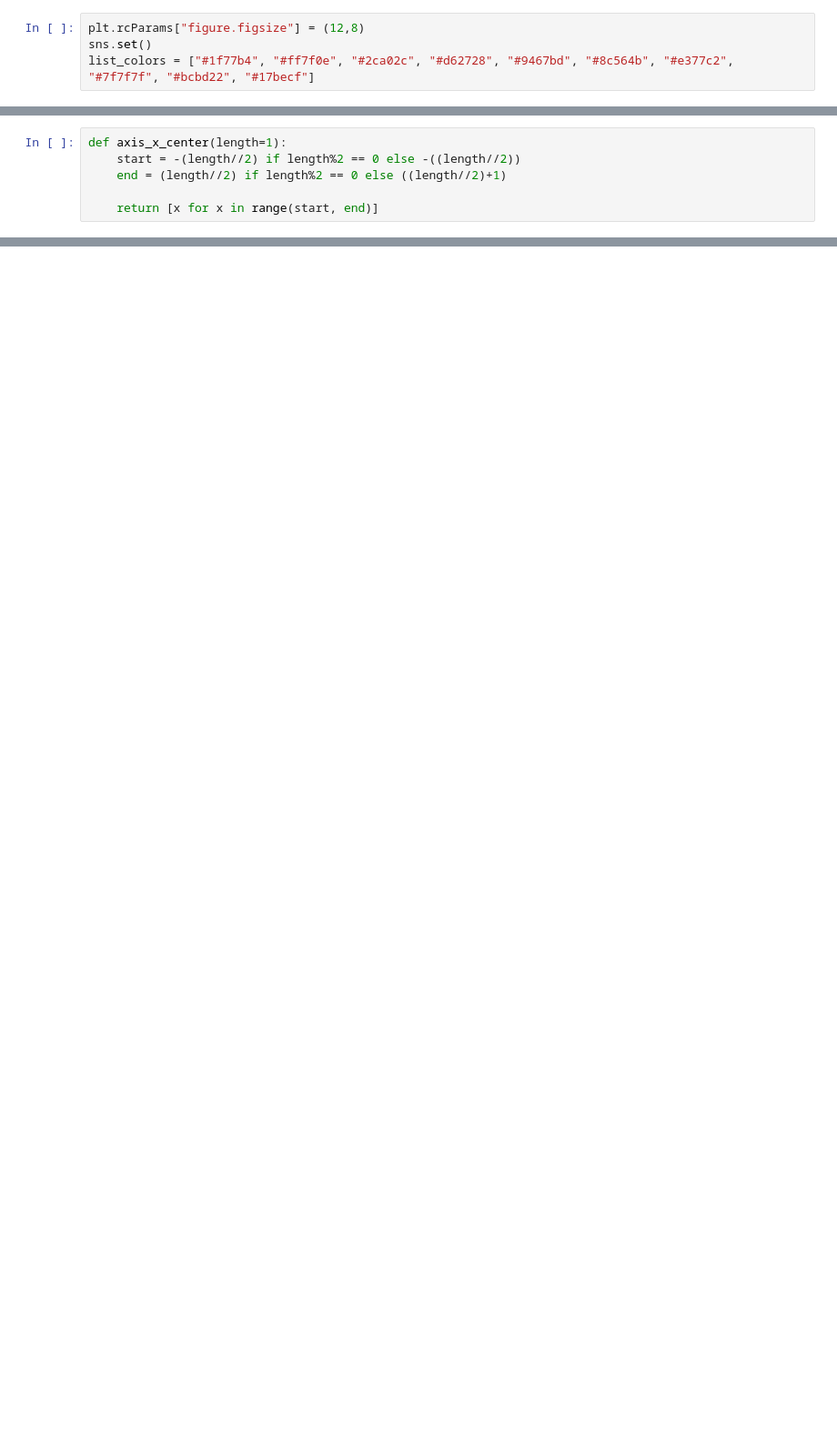
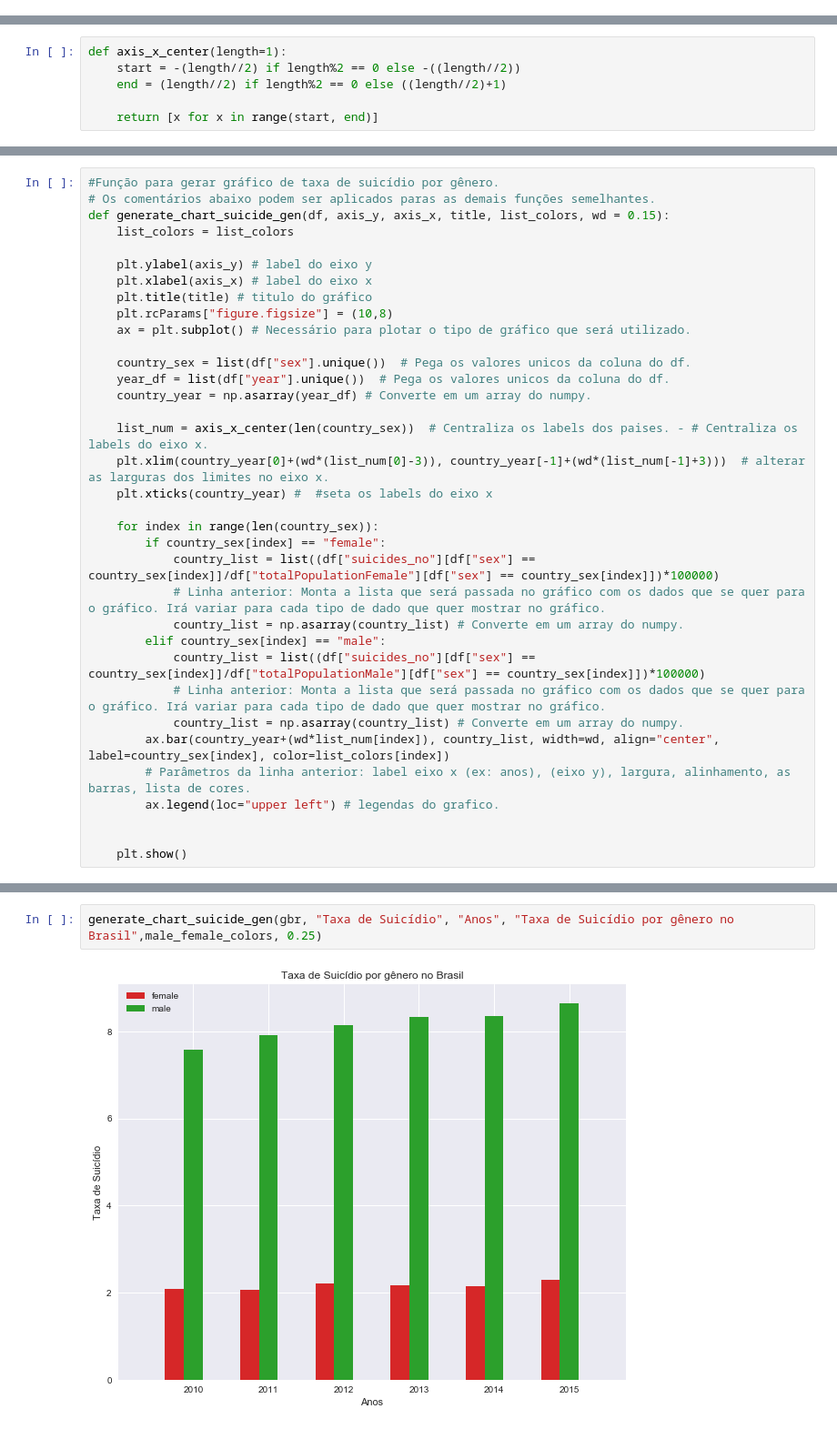
Before and after one commit to Eudess/suicide-data-science, a Jupyter notebook: Entrega 03/suicide_analytics.ipynb, the cells around one changed output, grey strips where cells are left out. Shown at 91% size. Cells and saved outputs as stored; diff of their text form; blank space fills up the shorter version.

Commit message:
Gráficos, idh, total população, total suicídio

```diff
--- a/Entrega 03/suicide_analytics.ipynb
+++ b/Entrega 03/suicide_analytics.ipynb
@@ -11,4 +6,0 @@ import plotly.plotly as py
-# %%
-plt.rcParams["figure.figsize"] = (12,8)
-sns.set()
-list_colors = ["#1f77b4", "#ff7f0e", "#2ca02c", "#d62728", "#9467bd", "#8c564b", "#e377c2", "#7f7f7f", "#bcbd22", "#17becf"]
@@ -891,0 +297,35 @@ generate_growth_pop_age_barh(sweden_age_75, 'year', 'populationFemaleTaxa', 'pop
+# %%
+#Função para gerar gráfico de taxa de suicídio por gênero.
+# Os comentários abaixo podem ser aplicados paras as demais funções semelhantes.
+def generate_chart_suicide_gen(df, axis_y, axis_x, title, list_colors, wd = 0.15):
+    list_colors = list_colors
+
+    plt.ylabel(axis_y) # label do eixo y
+    plt.xlabel(axis_x) # label do eixo x
+    plt.title(title) # titulo do gráfico
+    plt.rcParams["figure.figsize"] = (10,8)
+    ax = plt.subplot() # Necessário para plotar o tipo de gráfico que será utilizado.
+
+    country_sex = list(df["sex"].unique())  # Pega os valores unicos da coluna do df.
+    year_df = list(df["year"].unique())  # Pega os valores unicos da coluna do df.
+    country_year = np.asarray(year_df) # Converte em um array do numpy.
+
+    list_num = axis_x_center(len(country_sex))  # Centraliza os labels dos paises. - # Centraliza os labels do eixo x.
+    plt.xlim(country_year[0]+(wd*(list_num[0]-3)), country_year[-1]+(wd*(list_num[-1]+3)))  # alterar as larguras dos limites no eixo x.
+    plt.xticks(country_year) #  #seta os labels do eixo x
+
+    for index in range(len(country_sex)):
+        if country_sex[index] == "female":
+            country_list = list((df["suicides_no"][df["sex"] == country_sex[index]]/df["totalPopulationFemale"][df["sex"] == country_sex[index]])*100000)
+            # Linha anterior: Monta a lista que será passada no gráfico com os dados que se quer para o gráfico. Irá variar para cada tipo de dado que quer mostrar no gráfico.
+            country_list = np.asarray(country_list) # Converte em um array do numpy.
+        elif country_sex[index] == "male":
+            country_list = list((df["suicides_no"][df["sex"] == country_sex[index]]/df["totalPopulationMale"][df["sex"] == country_sex[index]])*100000)
+            # Linha anterior: Monta a lista que será passada no gráfico com os dados que se quer para o gráfico. Irá variar para cada tipo de dado que quer mostrar no gráfico.
+            country_list = np.asarray(country_list) # Converte em um array do numpy.
+        ax.bar(country_year+(wd*list_num[index]), country_list, width=wd, align="center", label=country_sex[index], color=list_colors[index])
+        # Parâmetros da linha anterior: label eixo x (ex: anos), (eixo y), largura, alinhamento, as barras, lista de cores.
+        ax.legend(loc="upper left") # legendas do grafico.
+
+
+    plt.show()
@@ -891,0 +579,4 @@ generate_growth_pop_age_barh(sweden_age_75, 'year', 'populationFemaleTaxa', 'pop
+# %%
+generate_chart_suicide_gen(gbr, "Taxa de Suicídio", "Anos", "Taxa de Suicídio por gênero no Brasil",male_female_colors, 0.25)
+# %% [output]
+[figure, added]
```
Also changed, not shown: parts of 156 cells of this notebook, 2 other files.
